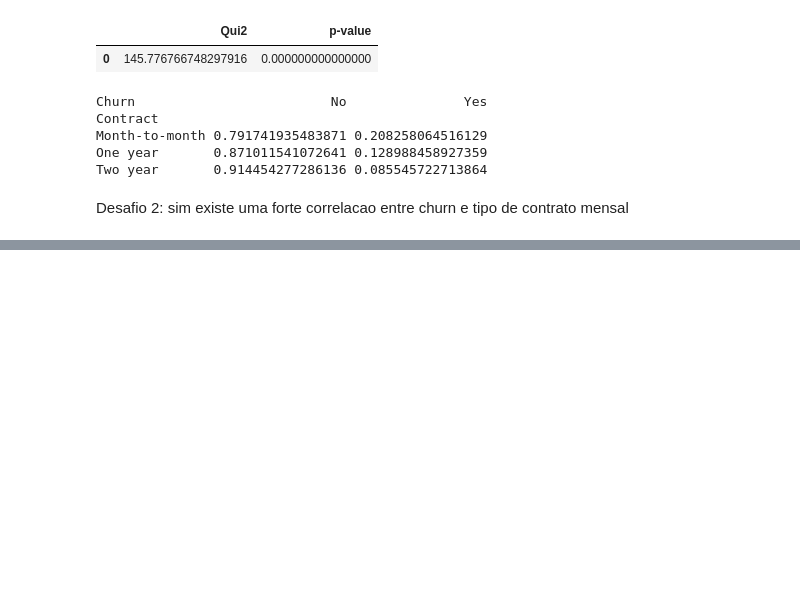
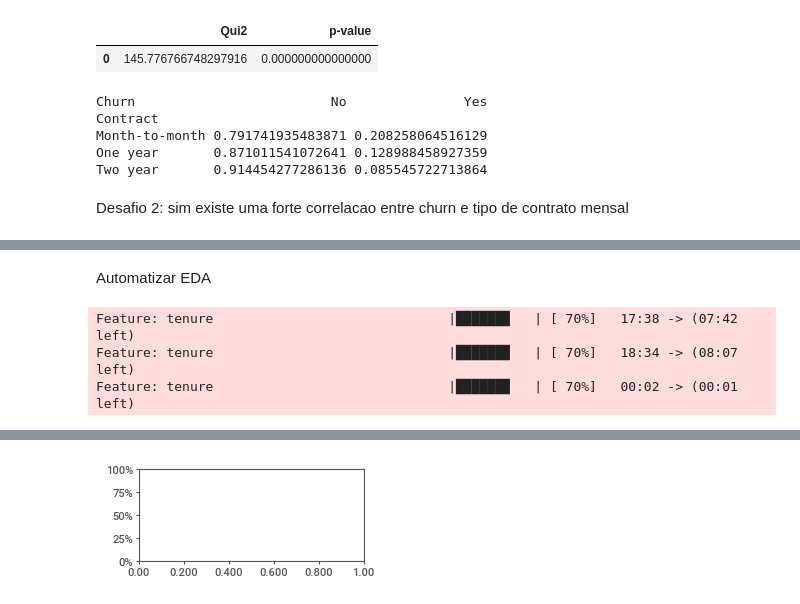
Before and after one commit to floppydisk89/trilha-ai, a Jupyter notebook: eda/eda_churn.ipynb, the cells around one changed output, grey strips where cells are left out. Drawn from its saved outputs; the diff is of its cells as text; code cells hidden in the pictures; blank space fills up the shorter version.

```diff
--- a/eda/eda_churn.ipynb
+++ b/eda/eda_churn.ipynb
@@ -954,0 +1094,10 @@ Desafio 2: sim existe uma forte correlacao entre churn e tipo de contrato mensal
+# %% [markdown]
+Automatizar EDA
+# %%
+# sweetviz - abrir no jupyter notebook
+import sweetviz as sv
+sv_churn_report = sv.analyze(df_churn, target_feat='Churn')
+# %% [output]
+Feature: tenure                              |██████▉   | [ 70%]   17:38 -> (07:42 left)
+Feature: tenure                              |██████▉   | [ 70%]   18:34 -> (08:07 left)
+Feature: tenure                              |██████▉   | [ 70%]   00:02 -> (00:01 left)
@@ -954,0 +1105 @@ Desafio 2: sim existe uma forte correlacao entre churn e tipo de contrato mensal
+[figure, added]
```
Also changed, not shown: parts of 16 cells of this notebook, 2 other files.
